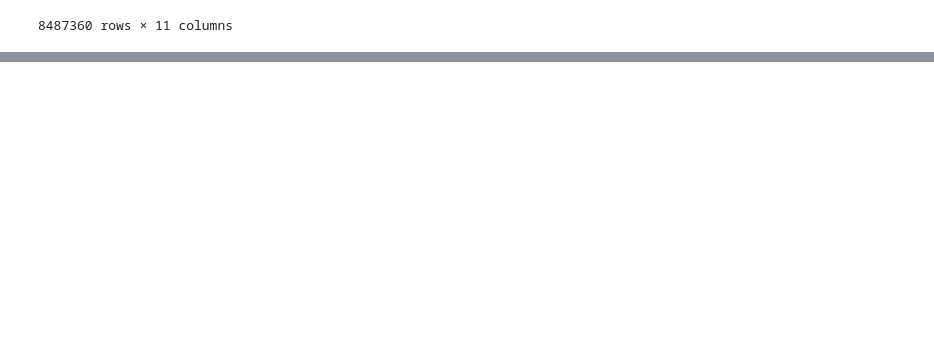
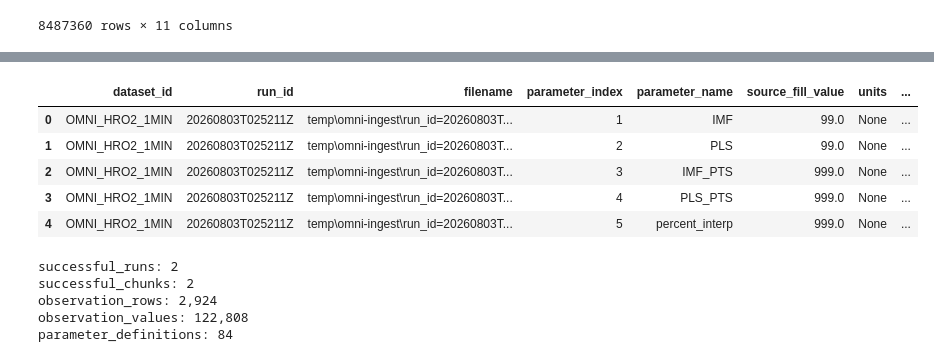
Before and after one commit to keithzyyy/space-weather-project, a Jupyter notebook: notebooks/07_omni_preproc_exploration.ipynb, the cells around one changed output, grey strips where cells are left out. Drawn from its saved outputs; the diff is of its cells as text; code cells hidden in the pictures; blank space fills up the shorter version.

Commit message:
feat: gained high level intuition for long audit table preprcoessing in drawio file, tested code on 2 runs

```diff
--- a/notebooks/07_omni_preproc_exploration.ipynb
+++ b/notebooks/07_omni_preproc_exploration.ipynb
@@ -418,0 +608,29 @@ long_observations
+# %%
+dirs = IngestionDirs("temp/omni-ingest/")
+
+con = duckdb.connect()
+
+con.execute(f"""
+CREATE OR REPLACE TEMP VIEW successful_runs AS
+{_build_successful_runs_select_sql(dirs.manifest_run_dirs)}
+""")
+
+con.execute(f"""
+CREATE OR REPLACE TEMP VIEW successful_chunks AS
+{_build_successful_chunks_select_sql(dirs.json_glob_run_dirs)}
+""")
+
+con.execute(f"""
+CREATE OR REPLACE TEMP VIEW observation_rows AS
+{_build_observation_rows_select_sql()}
+""")
+
+con.execute(f"""
+CREATE OR REPLACE TEMP VIEW observation_values AS
+{_build_observation_values_select_sql()}
+""")
+
+con.execute(f"""
+CREATE OR REPLACE TEMP VIEW parameter_definitions AS
+{_build_parameter_definitions_select_sql()}
+""")
@@ -418,0 +682,34 @@ long_observations
+# %%
+con.sql("""
+    SELECT *
+    FROM parameter_definitions
+    ORDER BY run_id, filename, parameter_index
+    LIMIT 5
+""").df()
+# %% [output]
+|  | dataset_id | run_id | filename | parameter_index | parameter_name | source_fill_value | units | ... |
+| 0 | OMNI_HRO2_1MIN | 20260803T025211Z | temp\omni-ingest\run_id=20260803T... | 1 | IMF | 99.0 | None | ... |
+| 1 | OMNI_HRO2_1MIN | 20260803T025211Z | temp\omni-ingest\run_id=20260803T... | 2 | PLS | 99.0 | None | ... |
+| 2 | OMNI_HRO2_1MIN | 20260803T025211Z | temp\omni-ingest\run_id=20260803T... | 3 | IMF_PTS | 999.0 | None | ... |
+| 3 | OMNI_HRO2_1MIN | 20260803T025211Z | temp\omni-ingest\run_id=20260803T... | 4 | PLS_PTS | 999.0 | None | ... |
+| 4 | OMNI_HRO2_1MIN | 20260803T025211Z | temp\omni-ingest\run_id=20260803T... | 5 | percent_interp | 999.0 | None | ... |
+# %%
+relations = [
+    "successful_runs",
+    "successful_chunks",
+    "observation_rows",
+    "observation_values",
+    "parameter_definitions",
+]
+
+for relation in relations:
+    count = con.sql(
+        f"SELECT COUNT(*) FROM {relation}"
+    ).fetchone()[0]
+    print(f"{relation}: {count:,}")
+# %% [output]
+successful_runs: 2
+successful_chunks: 2
+observation_rows: 2,924
+observation_values: 122,808
+parameter_definitions: 84
```
Also changed, not shown: parts of 11 cells of this notebook, 2 other files.
